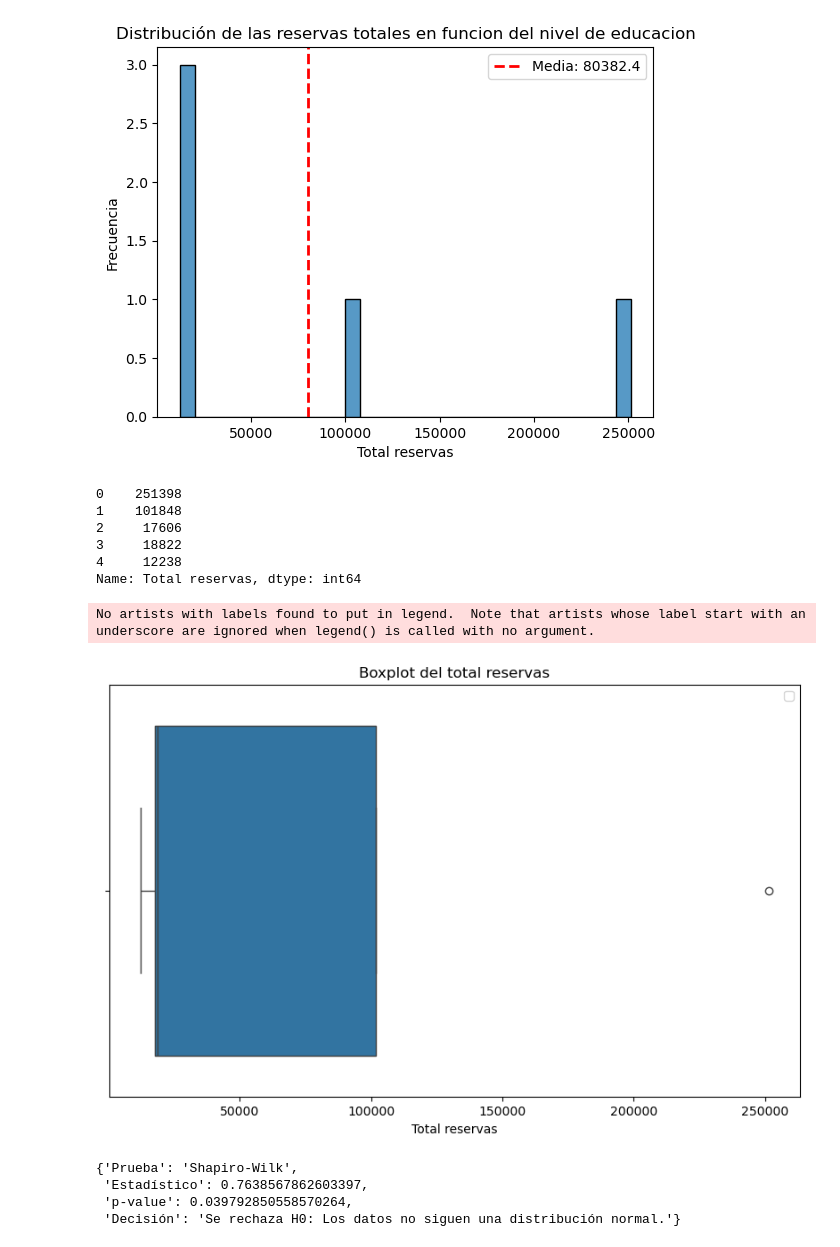
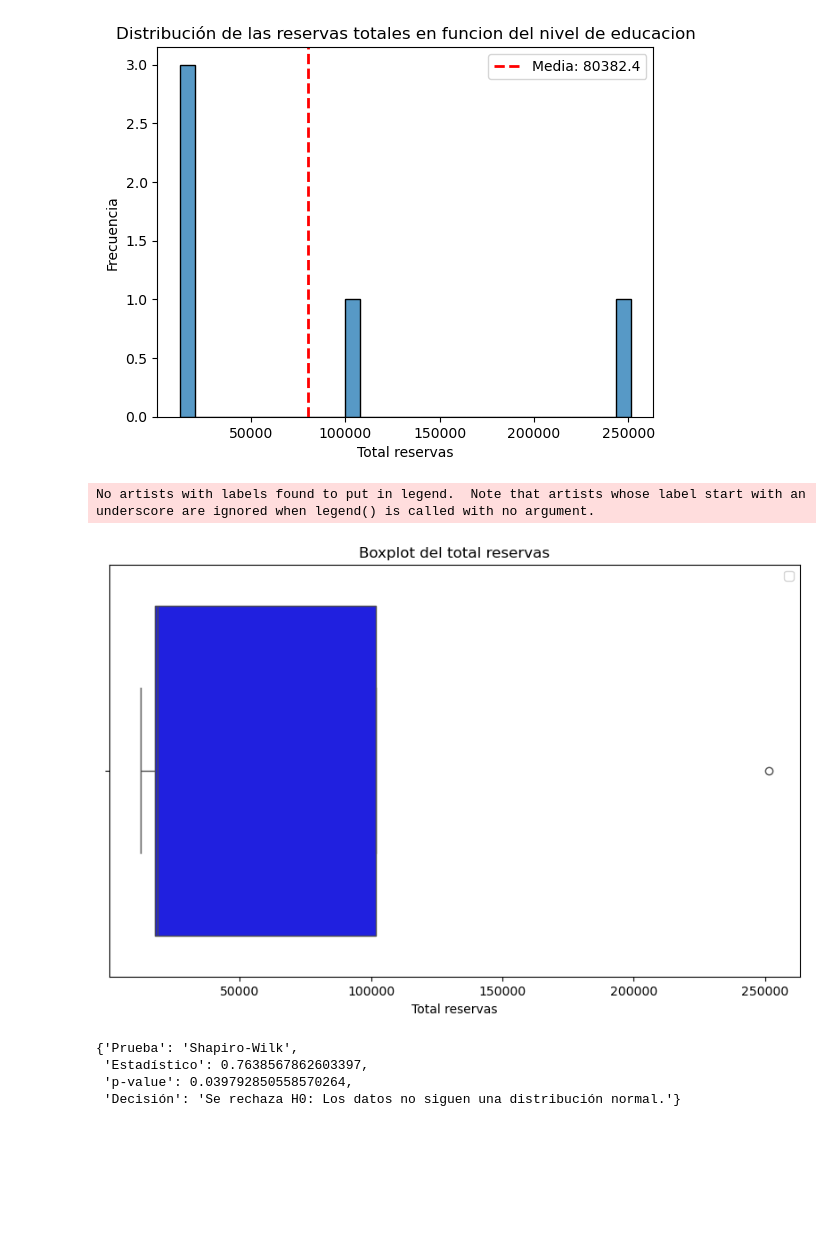
Before and after one commit to Adalab/bda-modulo-3-evaluacion-final-23lau, a Jupyter notebook: Evaluacion_modulo3.ipynb, the cells around one changed output. Saved outputs shown, nothing was run; the diff lists cells and outputs as text; code cells hidden in the pictures; blank space fills up the shorter version.

```diff
--- a/Evaluacion_modulo3.ipynb
+++ b/Evaluacion_modulo3.ipynb
@@ -1459,3 +1543,8 @@ reservas_nivel_educativo.describe().round(2)
 | 50% | 18822.00 |
 | 75% | 101848.00 |
 | max | 251398.00 |
+# %%
+## Renombro la columna "porcentajes_reservas" porque así tiene más sentido
+
+reservas_nivel_educativo.rename(columns = {'porcentajes_reservas': 'Total reservas'}, inplace = True)
+reservas_nivel_educativo.head()
@@ -1560,24 +1660,17 @@ plt.legend()
 plt.show()
 # %% [output]
 [figure]
-# %%
-reservas_nivel_educativo["Total reservas"]
-# %% [output]
-0    251398
-1    101848
-2     17606
-3     18822
-4     12238
-Name: Total reservas, dtype: int64
 # %%
+## Ahora veo distribucion de la variable con boxplot
+
 plt.figure(figsize=(10, 6))
-sns.boxplot(x=reservas_nivel_educativo['Total reservas'])
+sns.boxplot(x = "Total reservas", data = reservas_nivel_educativo, color = "blue")
 plt.legend()
 plt.title('Boxplot del total reservas')
 plt.show()
 # %% [output]
 No artists with labels found to put in legend.  Note that artists whose label start with an underscore are ignored when legend() is called with no argument.
-[figure, old version]
+[figure, new version]
 # %%
 '''def check_normalidad(data):
     n = longitud
```
Also changed, not shown: parts of 35 cells of this notebook.
